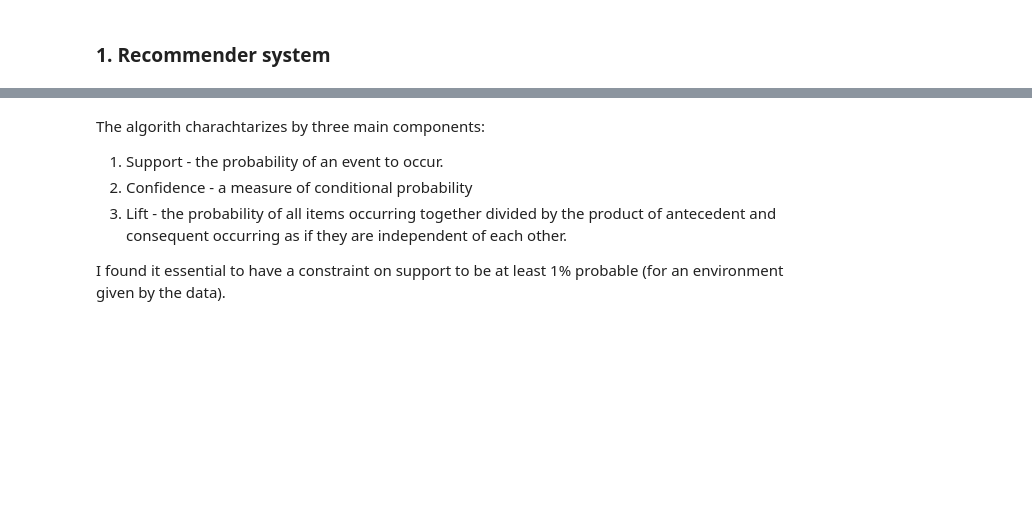
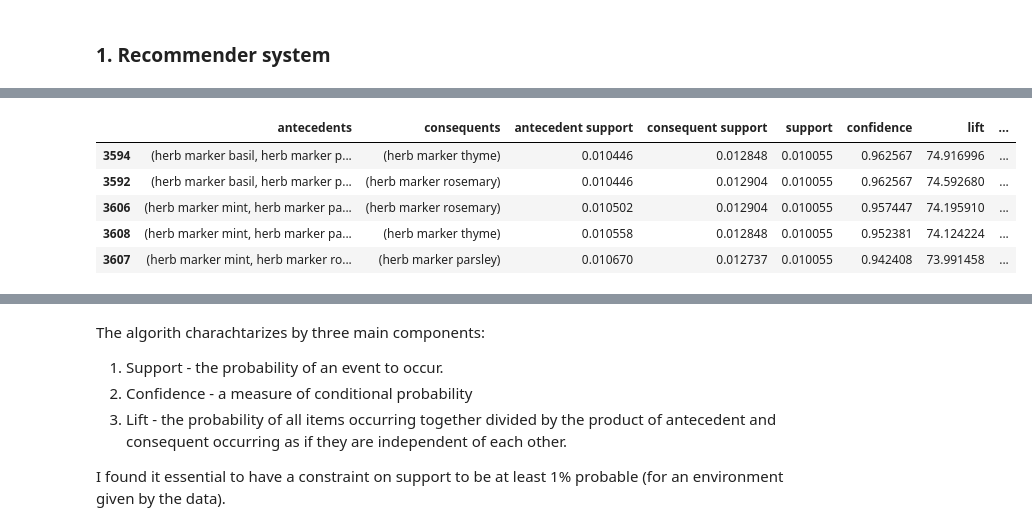
Before and after one commit to DanisAlukaev/Data-Mining, a Jupyter notebook: session01/4. Modeling.ipynb, the cells around one changed output, grey strips where cells are left out. Saved outputs shown, nothing was run; the diff lists cells and outputs as text; code cells hidden in the pictures; blank space fills up the shorter version.

Commit message:
+ Apriori

```diff
--- a/session01/4. Modeling.ipynb
+++ b/session01/4. Modeling.ipynb
@@ -180,2 +177,10 @@ df_uk
 # %%
-df_items = df_uk.groupby(['InvoiceNo', 'Description'])['Quantity'].sum().unstack().fillna(0).applymap(lambda x: 1 if x > 0 else 0)
+def run_apriori(country):
+    df_country = df[df.Country == country]
+    df_items = df_country.groupby(['InvoiceNo', 'Description'])['Quantity'].sum().unstack().fillna(0).applymap(lambda x: 1 if x > 0 else 0)
+    item_set = apriori(df_items, min_support=0.01, use_colnames=True)
+    item_set.sort_values(by='support').head()
+    return item_set
+# %%
+item_set_uk = run_apriori("United Kingdom")
+item_set_uk.head()
@@ -181,0 +194,10 @@ df_items = df_uk.groupby(['InvoiceNo', 'Description'])['Quantity'].sum().unstack
+# %%
+rules = association_rules(item_set_uk, metric="support", min_threshold=0.01)
+rules.sort_values(by='antecedent support').head()
+# %% [output]
+|  | antecedents | consequents | antecedent support | consequent support | support | confidence | lift | ... |
+| 3594 | (herb marker basil, herb marker p... | (herb marker thyme) | 0.010446 | 0.012848 | 0.010055 | 0.962567 | 74.916996 | ... |
+| 3592 | (herb marker basil, herb marker p... | (herb marker rosemary) | 0.010446 | 0.012904 | 0.010055 | 0.962567 | 74.592680 | ... |
+| 3606 | (herb marker mint, herb marker pa... | (herb marker rosemary) | 0.010502 | 0.012904 | 0.010055 | 0.957447 | 74.195910 | ... |
+| 3608 | (herb marker mint, herb marker pa... | (herb marker thyme) | 0.010558 | 0.012848 | 0.010055 | 0.952381 | 74.124224 | ... |
+| 3607 | (herb marker mint, herb marker ro... | (herb marker parsley) | 0.010670 | 0.012737 | 0.010055 | 0.942408 | 73.991458 | ... |
```
Also changed, not shown: parts of 15 cells of this notebook, 1 other file.
